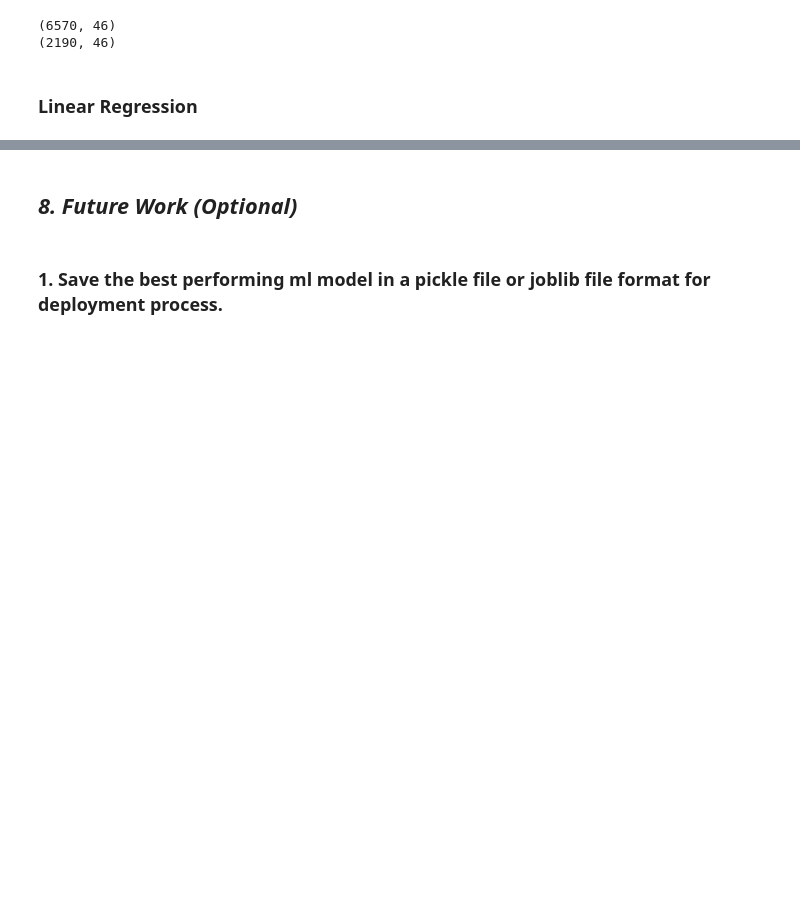
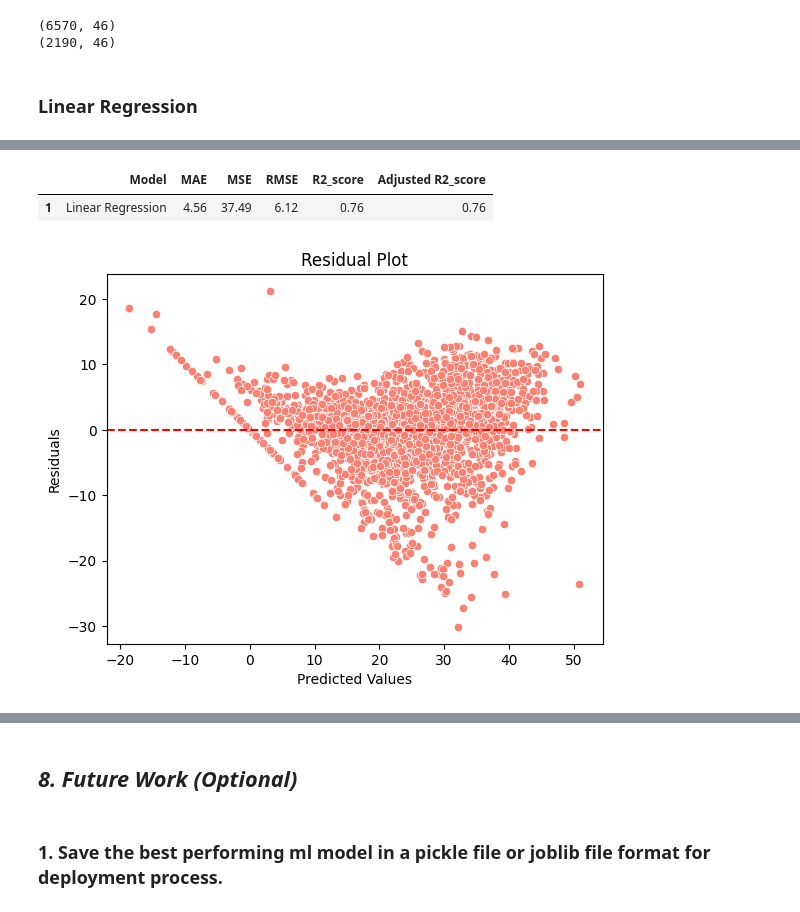
Before and after one commit to shubham19nijwala/Bike_Sharing_Demand_Prediction-Regression, a Jupyter notebook: Bike_Sharing_Demand_Prediction.ipynb, the cells around one changed output, grey strips where cells are left out. Saved outputs shown, nothing was run; the diff lists cells and outputs as text; code cells hidden in the pictures; blank space fills up the shorter version.

```diff
--- a/Bike_Sharing_Demand_Prediction.ipynb
+++ b/Bike_Sharing_Demand_Prediction.ipynb
@@ -831,3 +831,6 @@ print(X_test.shape)
 (2190, 46)
 # %% [markdown]
 ### **Linear Regression**
+# %%
+lr=LinearRegression()
+lr.fit(X_train,y_train)
@@ -833,0 +860,4 @@ print(X_test.shape)
+# %%
+# Prediction
+y_pred_train= lr.predict(X_train)
+y_pred_test= lr.predict(X_test)
@@ -833,0 +928,24 @@ print(X_test.shape)
+# %%
+#Storing
+lr_dict2={'Model':'Linear Regression','MAE':round(mae_lr,2),'MSE':round(mse_lr,2),'RMSE':round(rmse_lr,2),'R2_score':round(r2_lr,2),'Adjusted R2_score':round(adjusted_r2_lr,2)}
+test_df=pd.DataFrame(lr_dict2,index=[1])
+test_df
+# %% [output]
+|  | Model | MAE | MSE | RMSE | R2_score | Adjusted R2_score |
+| 1 | Linear Regression | 4.56 | 37.49 | 6.12 | 0.76 | 0.76 |
+# %%
+# Checking Heteroscedasticity
+residuals = y_test - y_pred_test
+sns.scatterplot(x=y_pred_test, y=residuals,color='salmon')
+
+# Add a horizontal line at y=0
+plt.axhline(y=0, color='red', linestyle='--')
+
+
+plt.xlabel('Predicted Values')
+plt.ylabel('Residuals')
+plt.title('Residual Plot')
+
+plt.show()
+# %% [output]
+[figure, added]
```
Also changed, not shown: parts of 22 cells of this notebook.
